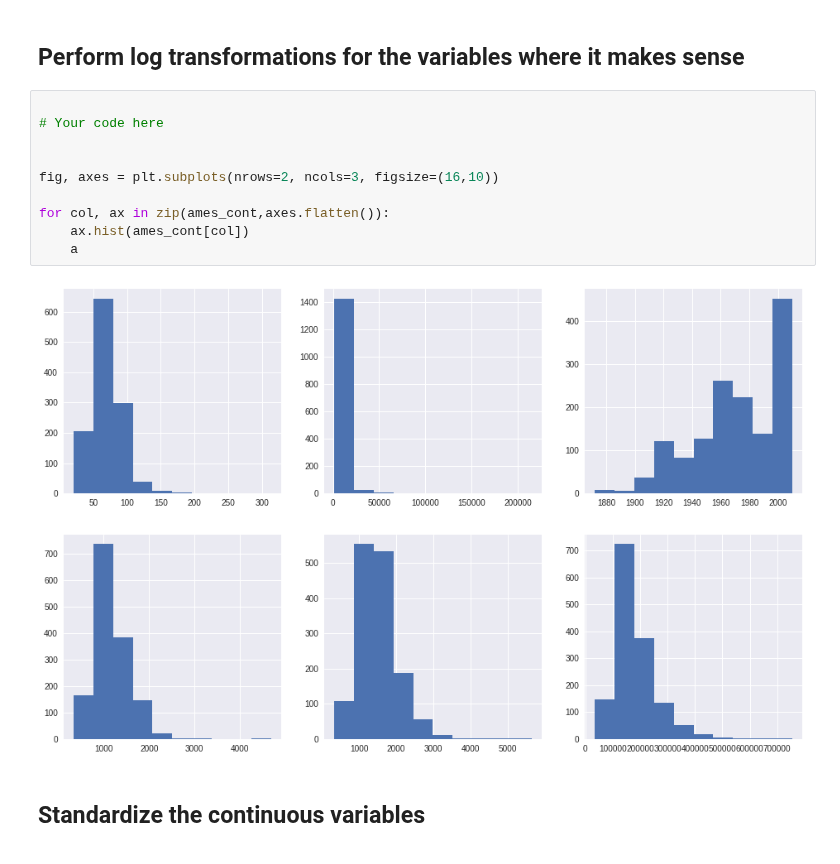
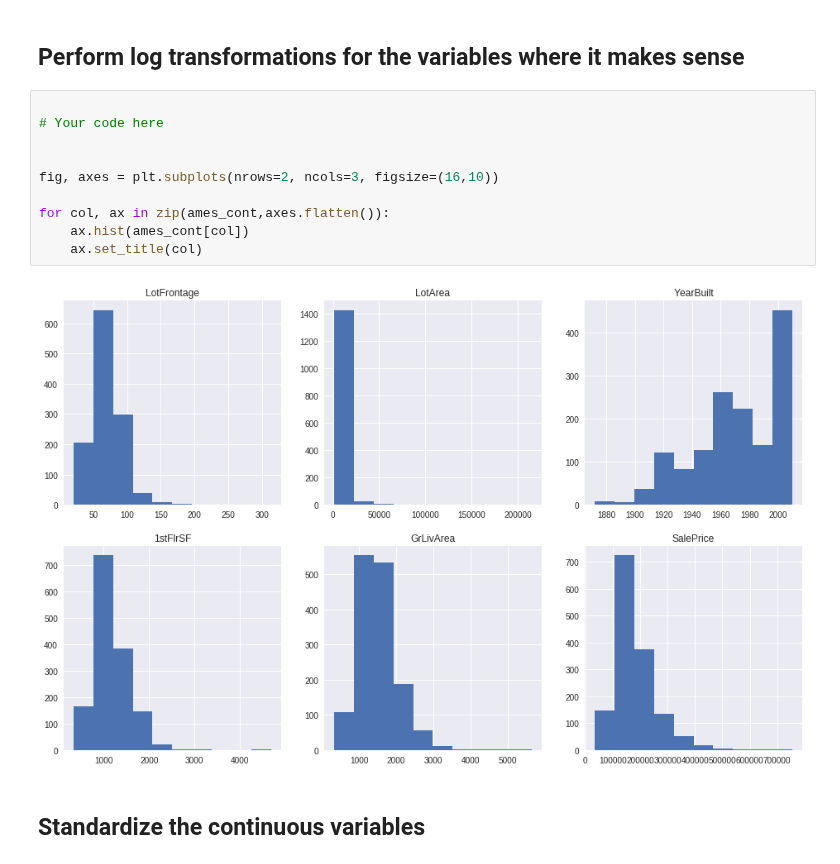
Before and after one commit to cmf-datasci/dsc-feature-scaling-and-normalization-lab-hbs-ds-060120, a Jupyter notebook: index.ipynb, the cells around one changed output. Drawn from its saved outputs; the diff is of its cells as text.

```diff
--- a/index.ipynb
+++ b/index.ipynb
@@ -71,15 +71,15 @@ ames_cont
 # %%
 
 # Your code here
 
 
 fig, axes = plt.subplots(nrows=2, ncols=3, figsize=(16,10))
 
 for col, ax in zip(ames_cont,axes.flatten()):
     ax.hist(ames_cont[col])
-    a
+    ax.set_title(col)
 # %% [output]
-[figure, old version]
+[figure, new version]
 # %% [markdown]
 ## Standardize the continuous variables
 # %% [markdown]
```
